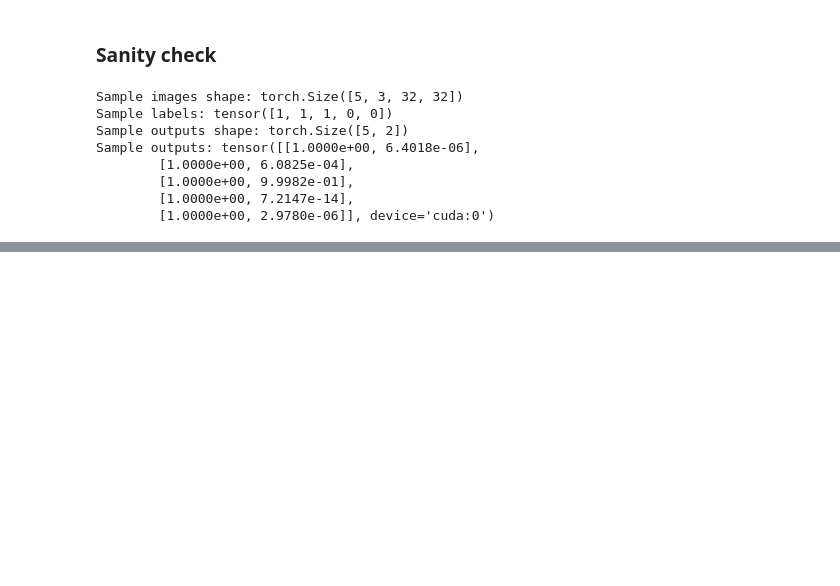
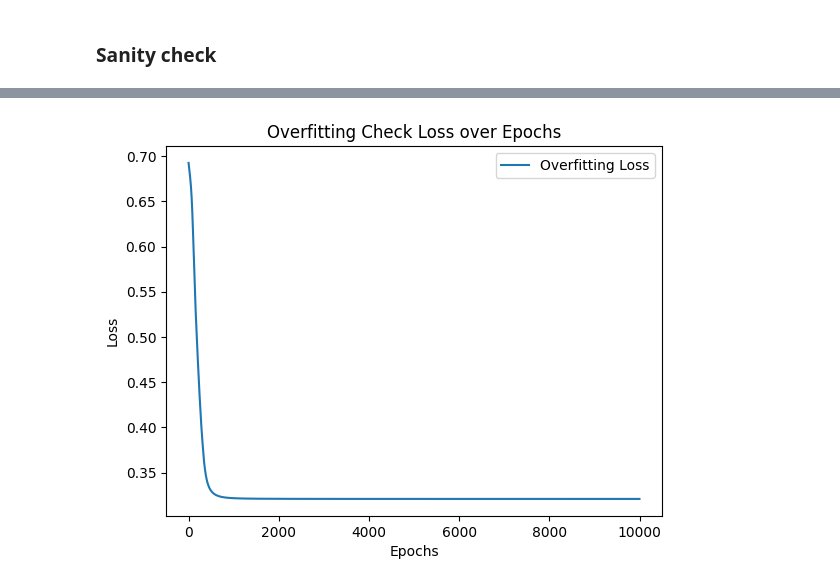
Before and after one commit to mung3477/COSE474_Term_Project, a Jupyter notebook: SDXL_Detector.ipynb, the cells around one changed output, grey strips where cells are left out. Saved outputs shown, nothing was run; the diff lists cells and outputs as text; code cells hidden in the pictures; blank space fills up the shorter version.

Commit message:
feat: added data check and fixed image loading bugs, conducted learning

```diff
--- a/SDXL_Detector.ipynb
+++ b/SDXL_Detector.ipynb
@@ -81,5 +82,4 @@ class CustomImageDataset(Dataset):
             label = self.target_transform(label)
         return image, label
 # %%
-training_data = CustomImageDataset(pd.read_csv(TRAIN_ANNO_PATH), "", transform=lambda img: img.type(torch.FloatTensor))
-train_dataloader = DataLoader(training_data, batch_size=64, shuffle=True)
+training_data = CustomImageDataset(pd.read_csv(TRAIN_ANNO_PATH), "", transform=lambda img: img.type(torch.FloatTensor) / 255)
@@ -118,0 +104,15 @@ optimizer = optim.Adam(model.parameters(), lr=0.001)
+# %%
+class SimpleCNN(nn.Module):
+    def __init__(self):
+        super().__init__()
+        self.conv1 = nn.Conv2d(3, 32, kernel_size=3, stride=1, padding=1)
+        self.conv2 = nn.Conv2d(32, 32, kernel_size=3, stride=1, padding=1)
+        self.pool = nn.MaxPool2d(2, 2)
+        self.fc1 = nn.Linear(32 * 8 * 8, 2)
+
+    def forward(self, x):
+        x = self.pool(F.relu(self.conv1(x)))
+        x = self.pool(F.relu(self.conv2(x)))
+        x = torch.flatten(x, 1) # flatten all dimensions except batch
+        x = F.sigmoid(self.fc1(x))
+        return x
@@ -125,29 +129,0 @@ sample_batch = next(iter(sample_loader))
-# %%
-
-# Data loading check
-
-sample_images, sample_labels = sample_batch
-
-# Verify data loading
-print("Sample images shape:", sample_images.shape)
-print("Sample labels:", sample_labels)
-
-# Model forward pass check
-sample_images = sample_images.to(device)  # Move sample images to GPU if applicable
-model.eval()  # Set model to evaluation mode
-
-with torch.no_grad():
-    sample_outputs = model(sample_images)
-
-# Verify model output
-print("Sample outputs shape:", sample_outputs.shape)
-print("Sample outputs:", sample_outputs)
-# %% [output]
-Sample images shape: torch.Size([5, 3, 32, 32])
-Sample labels: tensor([1, 1, 1, 0, 0])
-Sample outputs shape: torch.Size([5, 2])
-Sample outputs: tensor([[1.0000e+00, 6.4018e-06],
-        [1.0000e+00, 6.0825e-04],
-        [1.0000e+00, 9.9982e-01],
-        [1.0000e+00, 7.2147e-14],
-        [1.0000e+00, 2.9780e-06]], device='cuda:0')
@@ -153,0 +160,28 @@ Sample outputs: tensor([[1.0000e+00, 6.4018e-06],
+# %%
+# Train the model on the small subset multiple times (overfitting intentionally)
+overfit_epochs = 10000  # Number of epochs for overfitting check
+
+overfit_losses = []  # To track losses during training
+
+for epoch in range(overfit_epochs):
+    overfit_optimizer.zero_grad()  # Zero gradients
+    overfit_outputs = overfit_model(overfit_inputs)  # Forward pass
+    overfit_loss = overfit_criterion(overfit_outputs, overfit_labels)  # Calculate loss
+    overfit_loss.backward()  # Backpropagation
+    overfit_optimizer.step()  # Update weights
+
+    overfit_losses.append(overfit_loss.item())  # Record the loss
+
+    if (epoch + 1) % 10 == 0:
+        print(f"Epoch [{epoch + 1}/{overfit_epochs}], Loss: {overfit_loss.item():.4f}")
+
+# Plot the loss curve
+import matplotlib.pyplot as plt
+
+plt.plot(range(overfit_epochs), overfit_losses, label='Overfitting Loss')
+plt.xlabel('Epochs')
+plt.ylabel('Loss')
+plt.title('Overfitting Check Loss over Epochs')
+plt.legend()
+plt.show()
+# %% [output]
@@ -153,0 +205 @@ Sample outputs: tensor([[1.0000e+00, 6.4018e-06],
+[figure, added]
```
Also changed, not shown: parts of 15 cells of this notebook.
